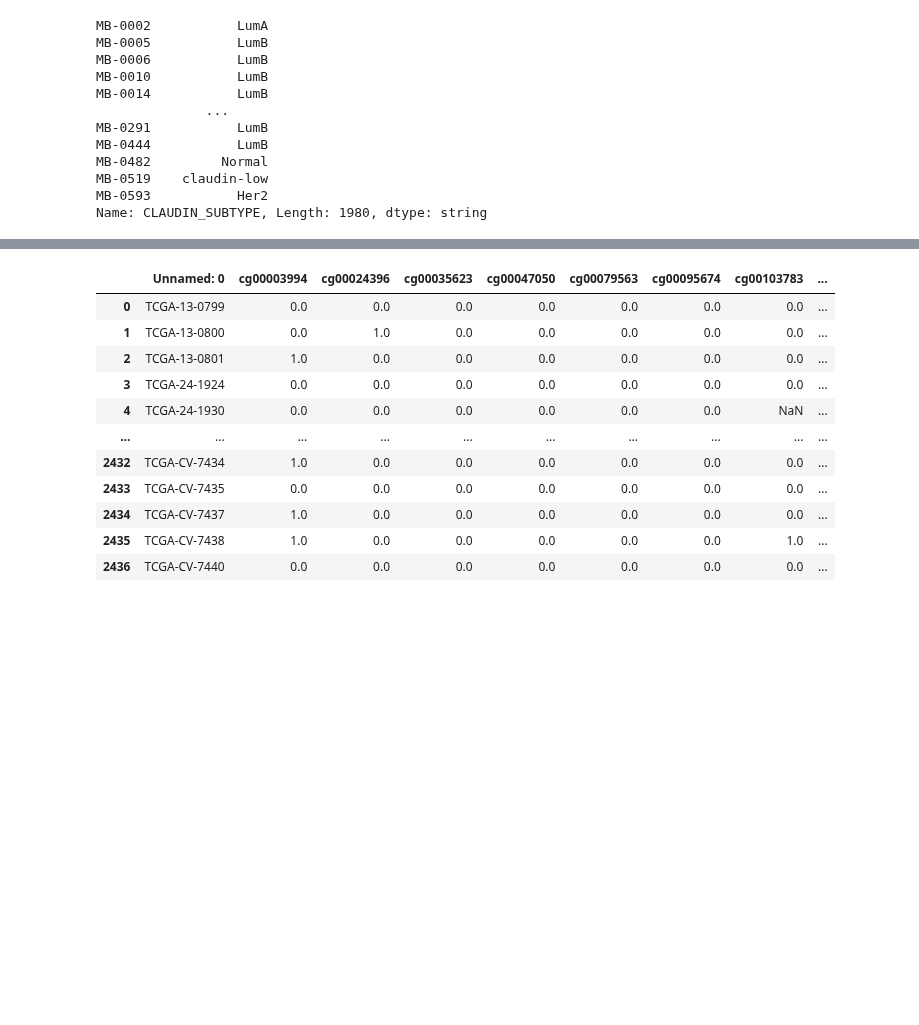
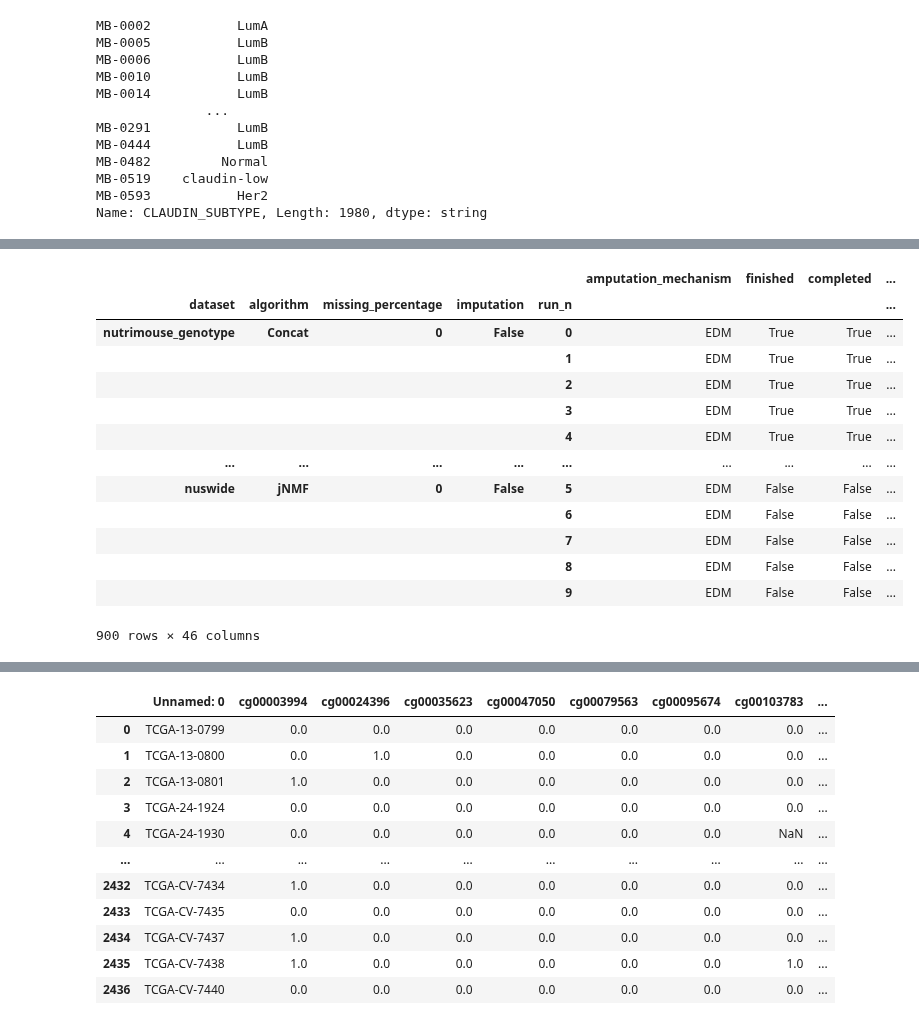
Before and after one commit to RafRomB/imml, a Jupyter notebook: Untitled.ipynb, the cells around one changed output, grey strips where cells are left out. Cells and saved outputs as stored; diff of their text form; code cells hidden in the pictures; blank space fills up the shorter version.

```diff
--- a/Untitled.ipynb
+++ b/Untitled.ipynb
@@ -1051,0 +1175,9 @@ results
+# %%
+results = pd.read_csv("results/complete_algorithms_evaluation.csv", index_col = [0,1,2,3,4,5])
+results_amputation_mechanism_complete = results.xs(0, level="missing_percentage", drop_level=False)
+results_amputation_mechanism_none = results_amputation_mechanism_complete.index.to_frame(index= False).replace("EDM", "None")
+results_amputation_mechanism_none = results_amputation_mechanism_none.set_index(results_amputation_mechanism_none.columns.to_list())
+results_amputation_mechanism_none_2.index = pd.MultiIndex.from_frame(results_amputation_mechanism_none_tochange)
+
+# results.loc[results_amputation_mechanism_none.index].index = pd.MultiIndex.from_frame(results_amputation_mechanism_none_tochange)
+results_amputation_mechanism_none
@@ -1051,0 +1199,3 @@ results
+# %%
+results.loc[results_amputation_mechanism_complete.index].index = results_amputation_mechanism_complete.index
+results.loc[results_amputation_mechanism_complete.index].index
@@ -1051,0 +1220,18 @@ results
+# %%
+a = results.reset_index("amputation_mechanism")
+a["amputation_mechanism"] =
+# %% [output]
+|  |  |  |  |  | amputation_mechanism | finished | completed | ... |
+| dataset | algorithm | missing_percentage | imputation | run_n |  |  |  | ... |
+| nutrimouse_genotype | Concat | 0 | False | 0 | EDM | True | True | ... |
+|  |  |  |  | 1 | EDM | True | True | ... |
+|  |  |  |  | 2 | EDM | True | True | ... |
+|  |  |  |  | 3 | EDM | True | True | ... |
+|  |  |  |  | 4 | EDM | True | True | ... |
+| ... | ... | ... | ... | ... | ... | ... | ... | ... |
+| nuswide | jNMF | 0 | False | 5 | EDM | False | False | ... |
+|  |  |  |  | 6 | EDM | False | False | ... |
+|  |  |  |  | 7 | EDM | False | False | ... |
+|  |  |  |  | 8 | EDM | False | False | ... |
+|  |  |  |  | 9 | EDM | False | False | ... |
+900 rows × 46 columns
```
Also changed, not shown: parts of 21 cells of this notebook, 8 other files.
